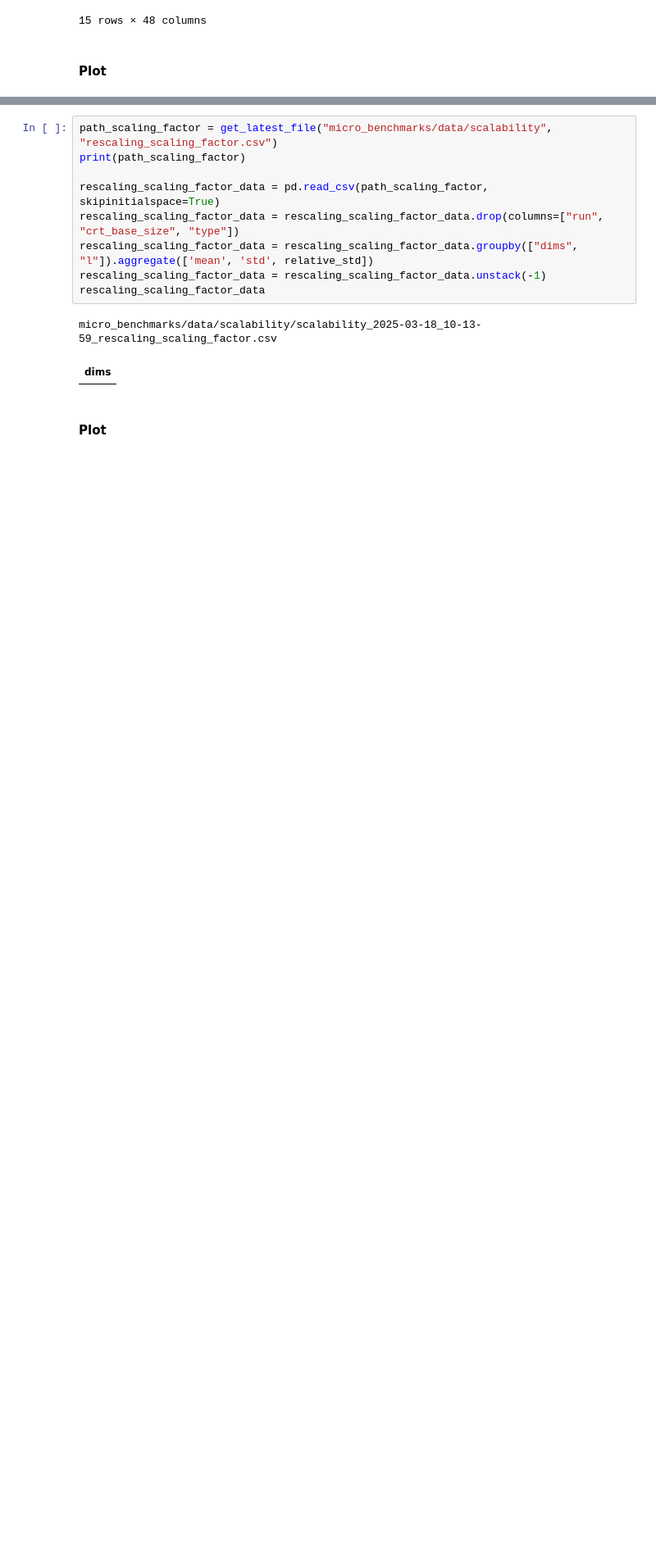
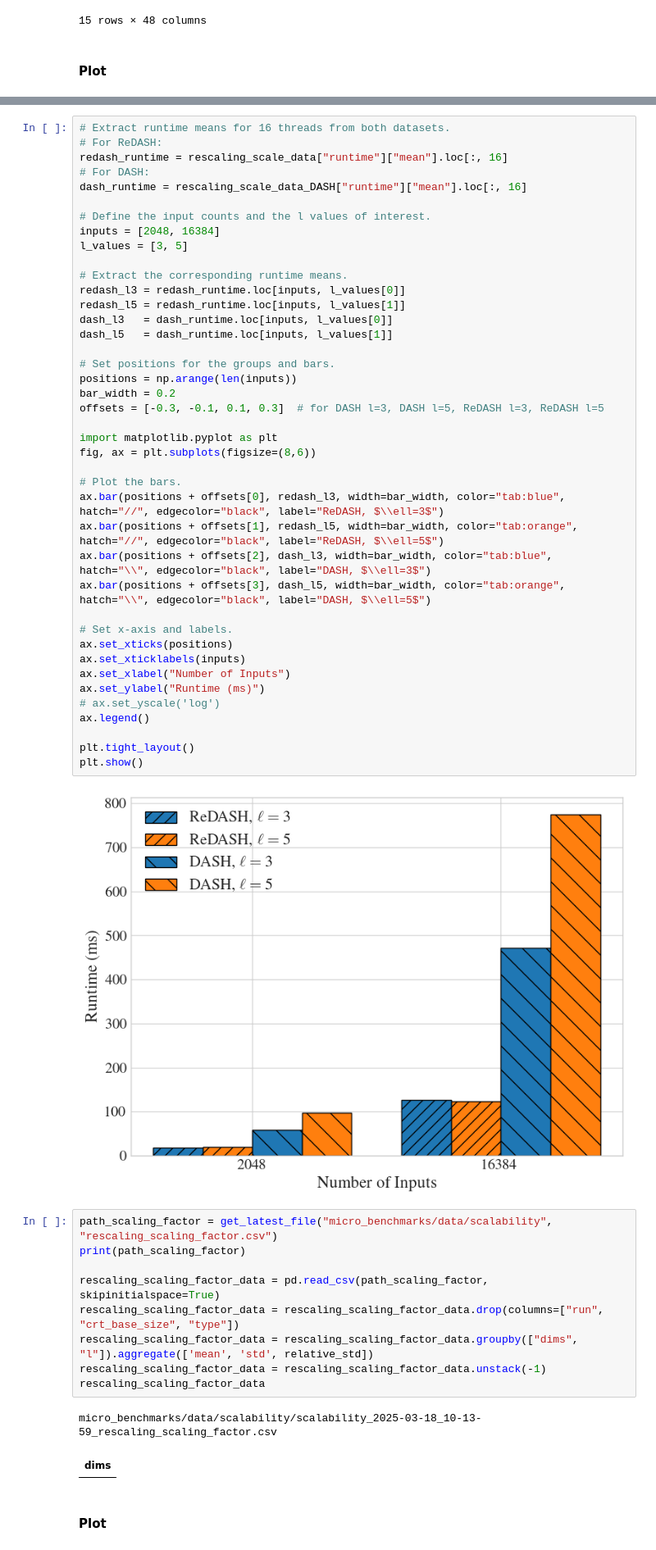
Before and after one commit to UzL-ITS/dash, a Jupyter notebook: benchmarks/evaluation_redash.ipynb, the cells around one changed output, grey strips where cells are left out. Shown: that part at 82% size. Saved outputs shown, nothing was run; the diff lists cells and outputs as text; blank space fills up the shorter version.

```diff
--- a/benchmarks/evaluation_redash.ipynb
+++ b/benchmarks/evaluation_redash.ipynb
@@ -244,3 +255,46 @@ fig.savefig("micro_benchmarks/data/rescaling_scale_runtime_comparison.pdf", form
+# %%
+# Extract runtime means for 16 threads from both datasets.
+# For ReDASH:
+redash_runtime = rescaling_scale_data["runtime"]["mean"].loc[:, 16]
+# For DASH:
+dash_runtime = rescaling_scale_data_DASH["runtime"]["mean"].loc[:, 16]
+
+# Define the input counts and the l values of interest.
+inputs = [2048, 16384]
+l_values = [3, 5]
+
+# Extract the corresponding runtime means.
+redash_l3 = redash_runtime.loc[inputs, l_values[0]]
+redash_l5 = redash_runtime.loc[inputs, l_values[1]]
+dash_l3   = dash_runtime.loc[inputs, l_values[0]]
+dash_l5   = dash_runtime.loc[inputs, l_values[1]]
+
+# Set positions for the groups and bars.
+positions = np.arange(len(inputs))
+bar_width = 0.2
+offsets = [-0.3, -0.1, 0.1, 0.3]  # for DASH l=3, DASH l=5, ReDASH l=3, ReDASH l=5
+
+import matplotlib.pyplot as plt
+fig, ax = plt.subplots(figsize=(8,6))
+
+# Plot the bars.
+ax.bar(positions + offsets[0], redash_l3, width=bar_width, color="tab:blue", hatch="//", edgecolor="black", label="ReDASH, $\\ell=3$")
+ax.bar(positions + offsets[1], redash_l5, width=bar_width, color="tab:orange", hatch="//", edgecolor="black", label="ReDASH, $\\ell=5$")
+ax.bar(positions + offsets[2], dash_l3, width=bar_width, color="tab:blue", hatch="\\", edgecolor="black", label="DASH, $\\ell=3$")
+ax.bar(positions + offsets[3], dash_l5, width=bar_width, color="tab:orange", hatch="\\", edgecolor="black", label="DASH, $\\ell=5$")
+
+# Set x-axis and labels.
+ax.set_xticks(positions)
+ax.set_xticklabels(inputs)
+ax.set_xlabel("Number of Inputs")
+ax.set_ylabel("Runtime (ms)")
+# ax.set_yscale('log')
+ax.legend()
+
+plt.tight_layout()
+plt.show()
+# %% [output]
+[figure, added]
 # %%
 path_scaling_factor = get_latest_file("micro_benchmarks/data/scalability", "rescaling_scaling_factor.csv")
 print(path_scaling_factor)
```
Also changed, not shown: parts of 7 cells of this notebook.
